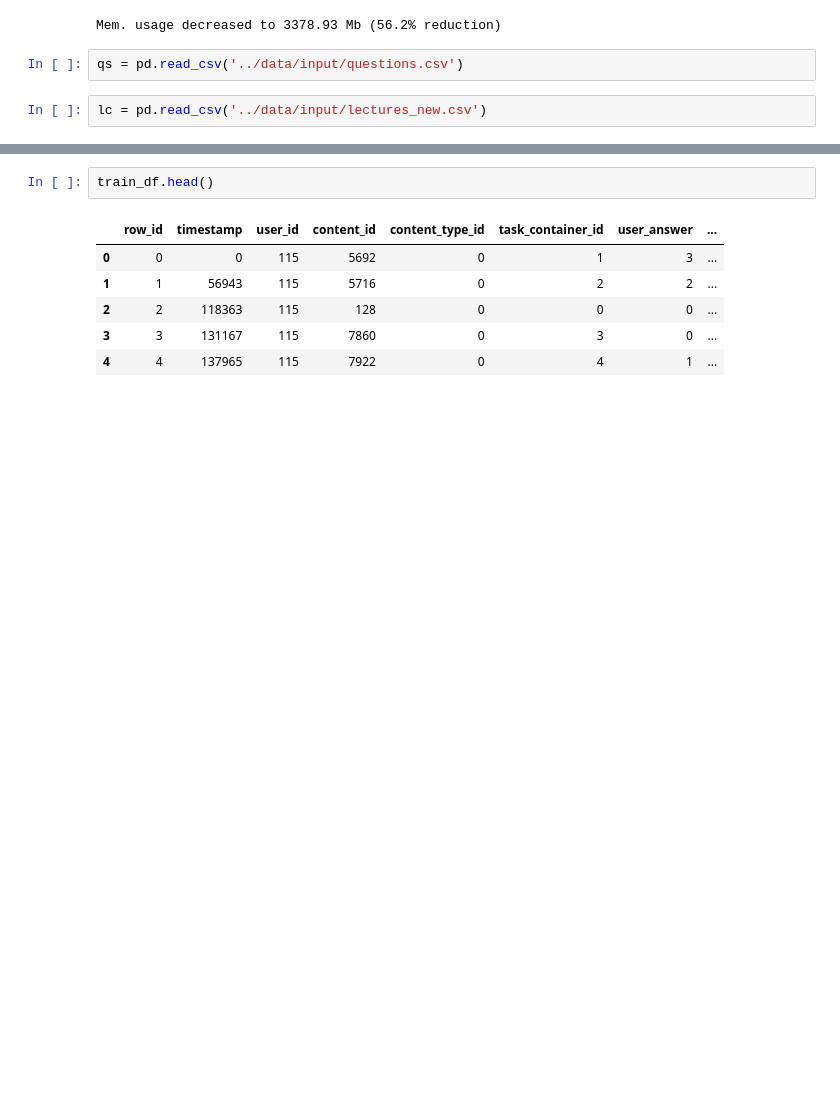
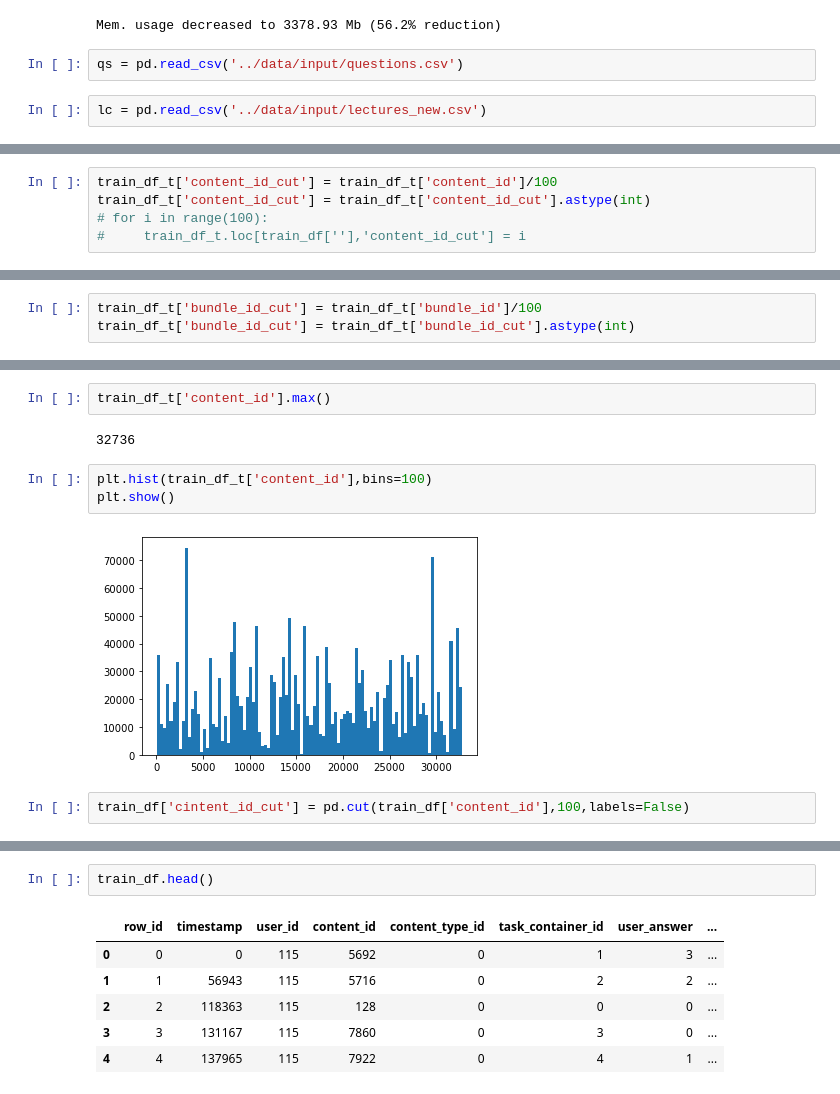
Before and after one commit to zakopuro/kaggle_Riiid, a Jupyter notebook: notebook/EDA.ipynb, the cells around one changed output, grey strips where cells are left out. Cells and saved outputs as stored; diff of their text form; blank space fills up the shorter version.

```diff
--- a/notebook/EDA.ipynb
+++ b/notebook/EDA.ipynb
@@ -80,0 +93,5 @@ Mem. usage decreased to 11427.83 Mb (21.1% reduction)
+# %%
+train_df_t['content_id_cut'] = train_df_t['content_id']/100
+train_df_t['content_id_cut'] = train_df_t['content_id_cut'].astype(int)
+# for i in range(100):
+#     train_df_t.loc[train_df[''],'content_id_cut'] = i
@@ -80,0 +108,3 @@ Mem. usage decreased to 11427.83 Mb (21.1% reduction)
+# %%
+train_df_t['bundle_id_cut'] = train_df_t['bundle_id']/100
+train_df_t['bundle_id_cut'] = train_df_t['bundle_id_cut'].astype(int)
@@ -80,0 +153,11 @@ Mem. usage decreased to 11427.83 Mb (21.1% reduction)
+# %%
+train_df_t['content_id'].max()
+# %% [output]
+32736
+# %%
+plt.hist(train_df_t['content_id'],bins=100)
+plt.show()
+# %% [output]
+[figure, added]
+# %%
+train_df['cintent_id_cut'] = pd.cut(train_df['content_id'],100,labels=False)
```
Also changed, not shown: parts of 48 cells of this notebook, 13 other files.
